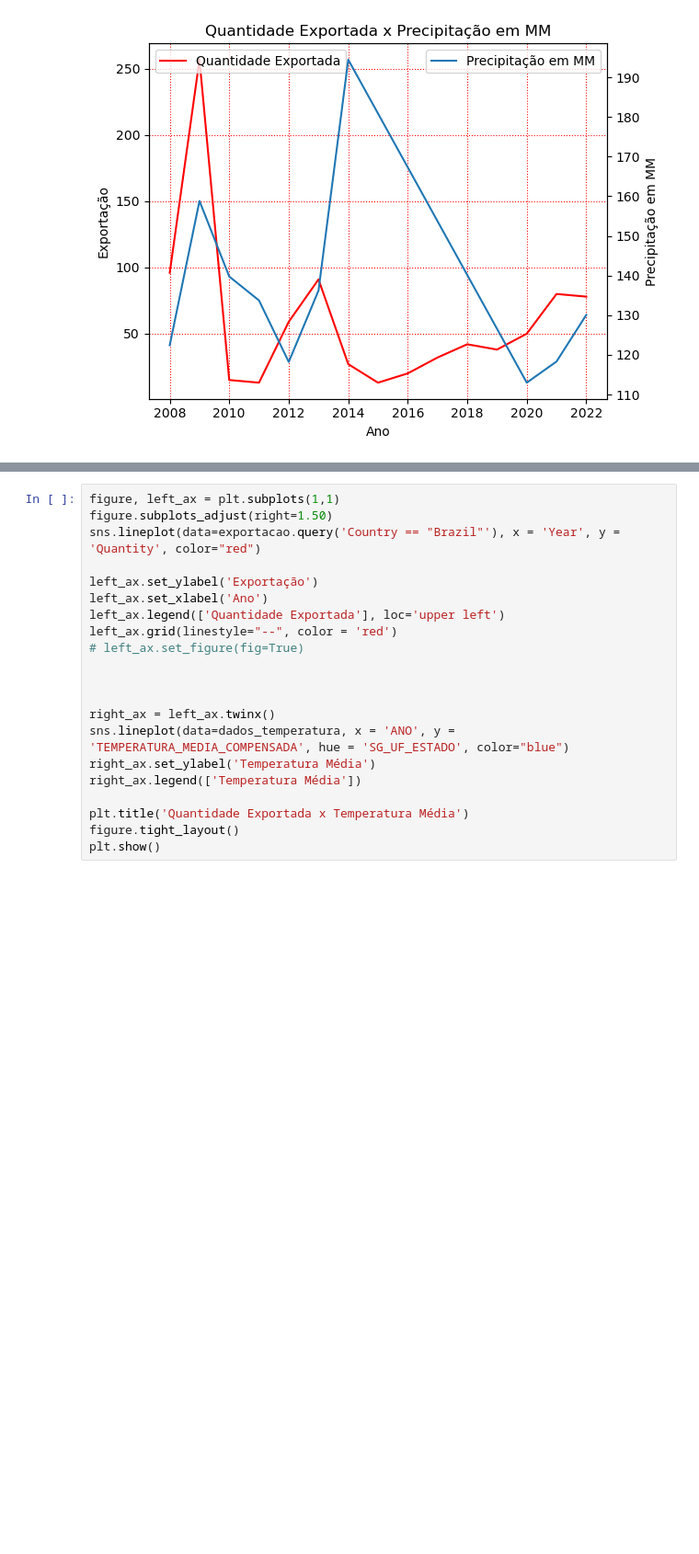
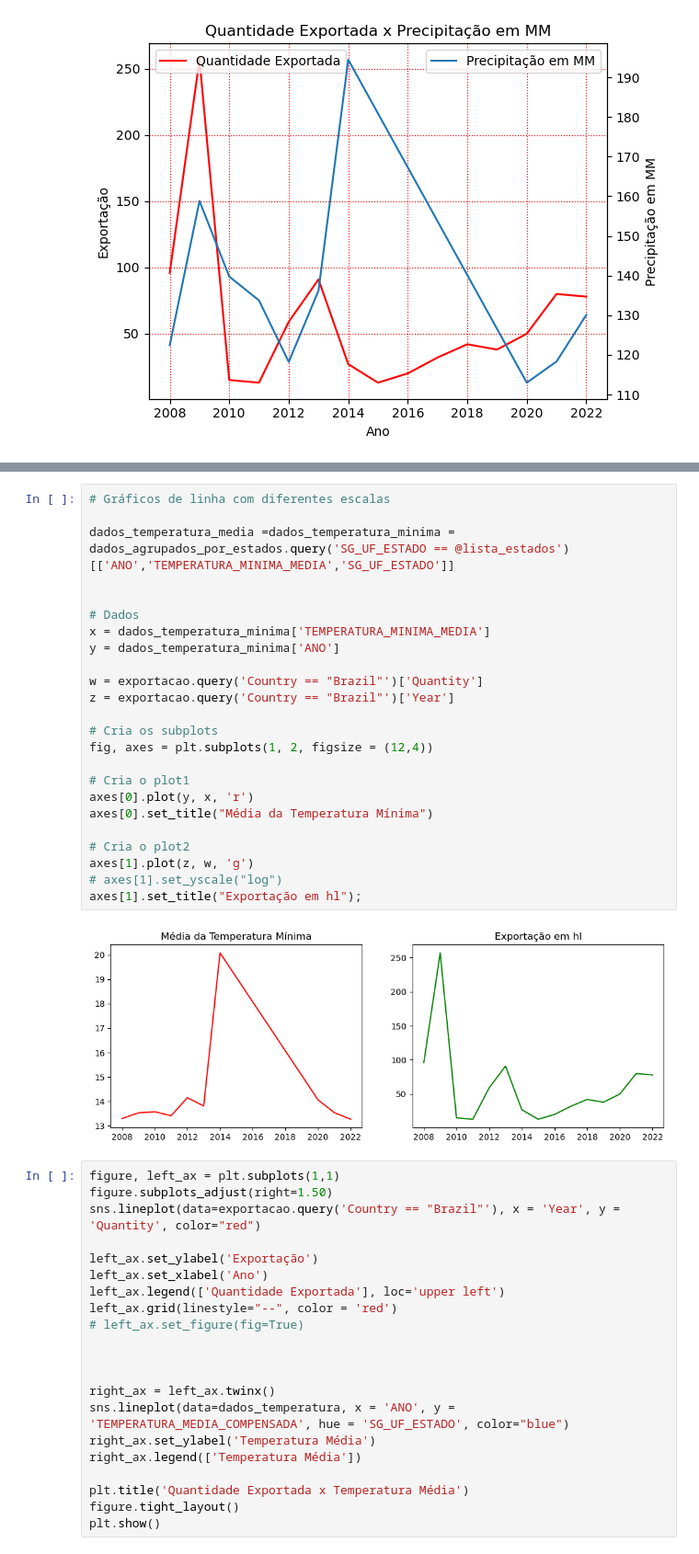
Before and after one commit to marcorc30/Tech_Challenge_fase1, a Jupyter notebook: dados_producao_clima.ipynb, the cells around one changed output, grey strips where cells are left out. Shown at 92% size. Saved outputs shown, nothing was run; the diff lists cells and outputs as text; blank space fills up the shorter version.

```diff
--- a/dados_producao_clima.ipynb
+++ b/dados_producao_clima.ipynb
@@ -323,3 +350,29 @@ plt.show()
+# %%
+# Gráficos de linha com diferentes escalas
+
+dados_temperatura_media =dados_temperatura_minima = dados_agrupados_por_estados.query('SG_UF_ESTADO == @lista_estados')[['ANO','TEMPERATURA_MINIMA_MEDIA','SG_UF_ESTADO']]
+
+
+# Dados
+x = dados_temperatura_minima['TEMPERATURA_MINIMA_MEDIA']
+y = dados_temperatura_minima['ANO']
+
+w = exportacao.query('Country == "Brazil"')['Quantity']
+z = exportacao.query('Country == "Brazil"')['Year']
+
+# Cria os subplots
+fig, axes = plt.subplots(1, 2, figsize = (12,4))
+
+# Cria o plot1
+axes[0].plot(y, x, 'r')
+axes[0].set_title("Média da Temperatura Mínima")
+
+# Cria o plot2
+axes[1].plot(z, w, 'g')
+# axes[1].set_yscale("log")
+axes[1].set_title("Exportação em hl");
+# %% [output]
+[figure, added]
 # %%
 figure, left_ax = plt.subplots(1,1)
 figure.subplots_adjust(right=1.50)
```
Also changed, not shown: parts of 7 cells of this notebook.
